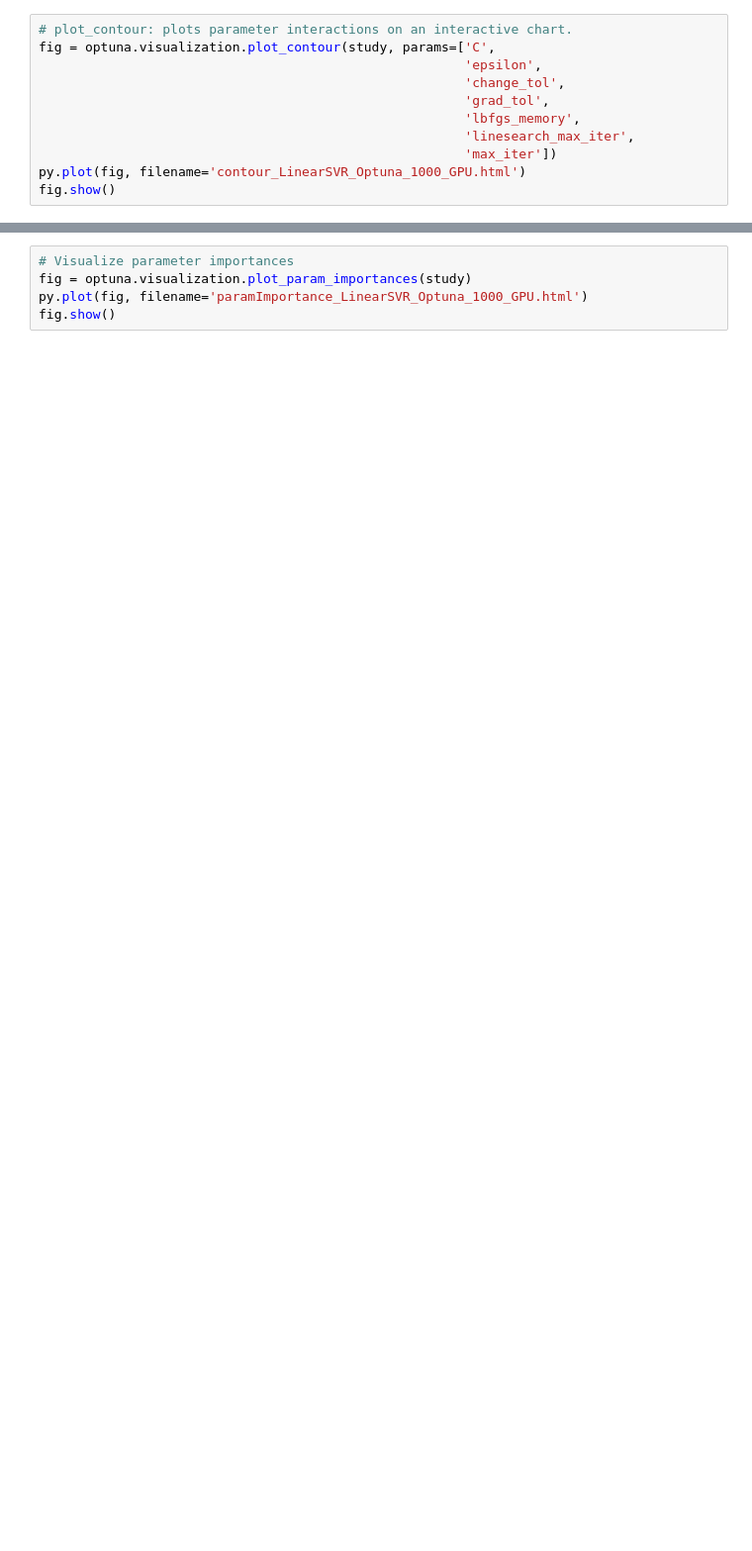
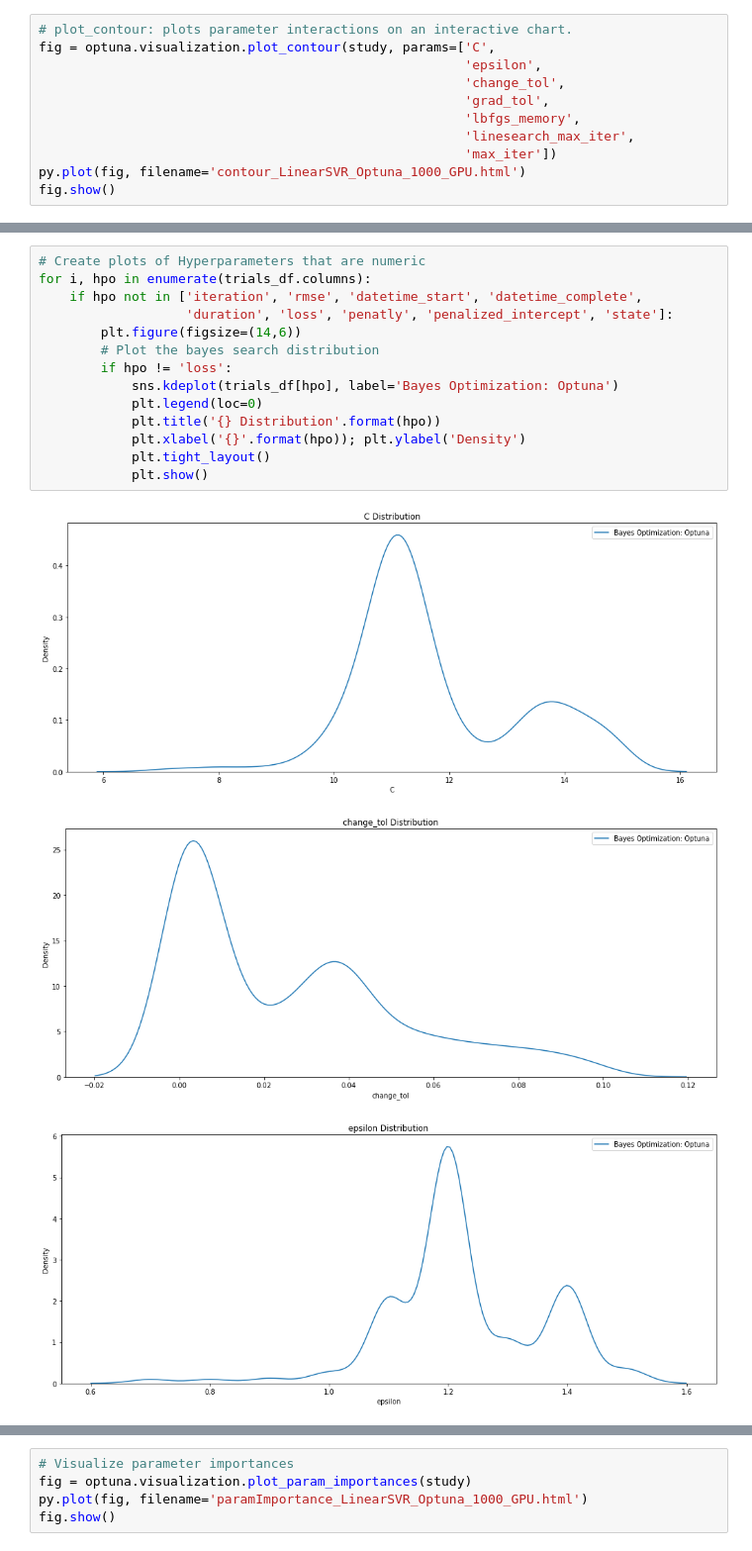
Before and after one commit to adataschultz/UsedCars_Prices, a Jupyter notebook: Models/ML/LinearSVR/Optuna/Notebooks_Scripts/LinearSVR_RAPIDS_GPU.ipynb, the cells around one changed output, grey strips where cells are left out. Shown at 99% size. Drawn from its saved outputs; the diff is of its cells as text; blank space fills up the shorter version.

```diff
--- a/Models/ML/LinearSVR/Optuna/Notebooks_Scripts/LinearSVR_RAPIDS_GPU.ipynb
+++ b/Models/ML/LinearSVR/Optuna/Notebooks_Scripts/LinearSVR_RAPIDS_GPU.ipynb
@@ -811,0 +774,18 @@ for i, hpo in enumerate(trials_df.columns):
+# %%
+# Create plots of Hyperparameters that are numeric
+for i, hpo in enumerate(trials_df.columns):
+    if hpo not in ['iteration', 'rmse', 'datetime_start', 'datetime_complete',
+                   'duration', 'loss', 'penatly', 'penalized_intercept', 'state']:
+        plt.figure(figsize=(14,6))
+        # Plot the bayes search distribution
+        if hpo != 'loss':
+            sns.kdeplot(trials_df[hpo], label='Bayes Optimization: Optuna')
+            plt.legend(loc=0)
+            plt.title('{} Distribution'.format(hpo))
+            plt.xlabel('{}'.format(hpo)); plt.ylabel('Density')
+            plt.tight_layout()
+            plt.show()
+# %% [output]
+[figure, added]
+[figure, added]
+[figure, added]
```
Also changed, not shown: parts of 40 cells of this notebook, 20 other files.
